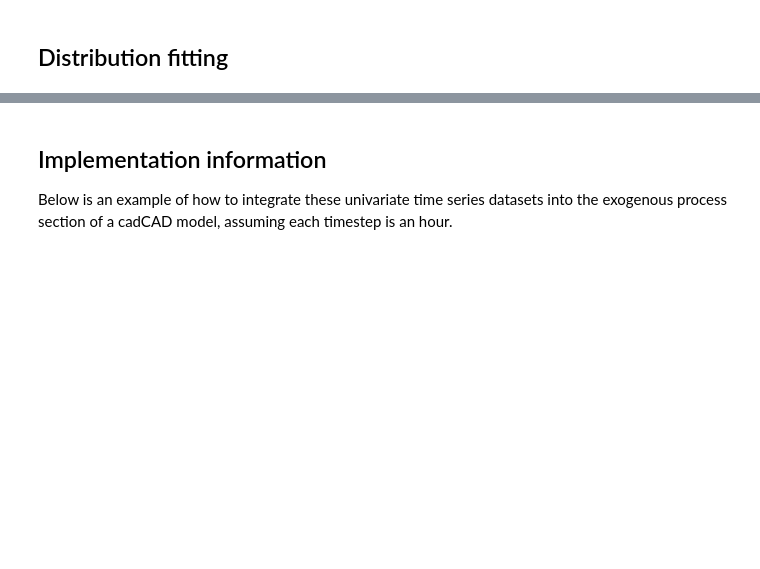
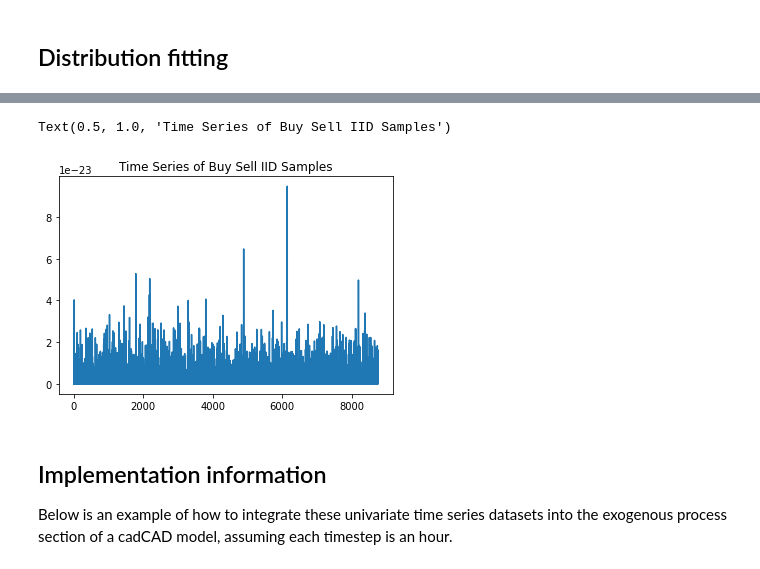
Before and after one commit to BlockScience/reflexer, a Jupyter notebook: notebooks/Stochastic_Generators/Uniswap_process_modeling.ipynb, the cells around one changed output, grey strips where cells are left out. Cells and saved outputs as stored; diff of their text form; code cells hidden in the pictures; blank space fills up the shorter version.

```diff
--- a/notebooks/Stochastic_Generators/Uniswap_process_modeling.ipynb
+++ b/notebooks/Stochastic_Generators/Uniswap_process_modeling.ipynb
@@ -62,7 +84,7 @@ buy_sell_uniswap_events.plot(x='timestep',y='DAI_balance',title='Dai liquidity u
 ## Distribution fitting
 # %%
 # fit liquidity distribution
-fit_shape_liquidity, fit_loc_liquidity, fit_scale_liquidity =gamma.fit(liquidity_uniswap_events['DAI_balance'].values)
+fit_shape_liquidity, fit_loc_liquidity, fit_scale_liquidity =gamma.fit(liquidity_uniswap_events['DAI_diff'].values)
 # %%
 timesteps = 24 * 365 # 24 hours a day * 365 days a year
 # %%
@@ -78,7 +106,7 @@ liquidity_samples = pd.DataFrame(liquidity,columns=['Liquidity_Samples'])
 liquidity_samples.to_csv('data/liquidity_samples.csv')
 # %%
 # fit buy/sell series distribution
-fit_shape_buy_sell, fit_loc_buy_sell, fit_scale_buy_sell = gamma.fit(buy_sell_uniswap_events['DAI_balance'].values)
+fit_shape_buy_sell, fit_loc_buy_sell, fit_scale_buy_sell = gamma.fit(buy_sell_uniswap_events['DAI_diff'].values)
 # %%
 buy_sell = np.random.gamma(fit_shape_buy_sell, fit_scale_buy_sell, timesteps)
 plt.hist(buy_sell)
@@ -86,6 +117,9 @@ plt.title('Histogram of Buy Sell IID Samples')
 # %%
 plt.plot(buy_sell)
-plt.title('Time serires of Buy Sell IID Samples')
+plt.title('Time Series of Buy Sell IID Samples')
+# %% [output]
+Text(0.5, 1.0, 'Time Series of Buy Sell IID Samples')
+[figure, added]
 # %%
 buy_sell_samples = pd.DataFrame(buy_sell,columns=['Buy_Sell_Samples'])
 buy_sell_samples.to_csv('data/buy_sell.csv')
```
Also changed, not shown: parts of 7 cells of this notebook, 2 other files.
